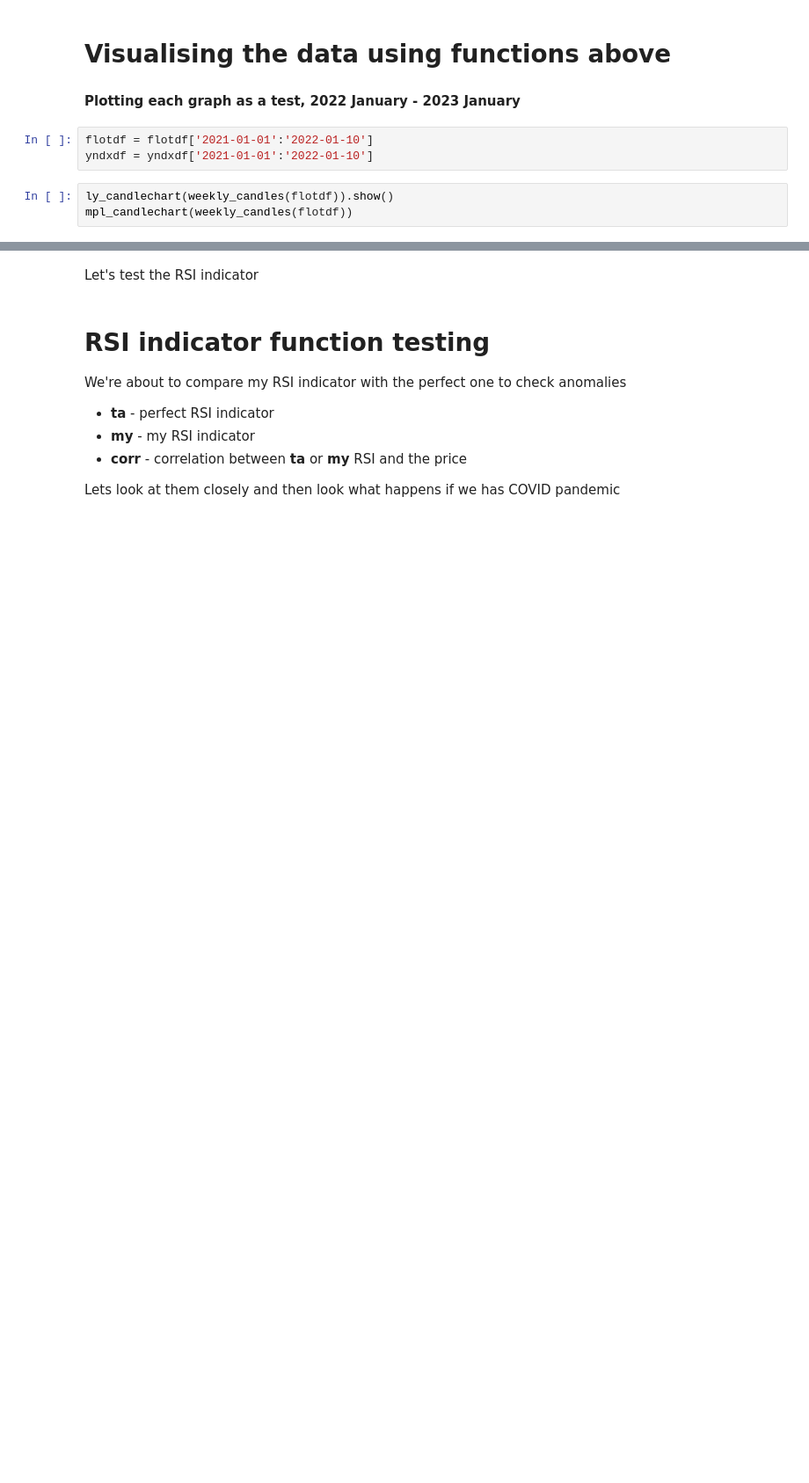
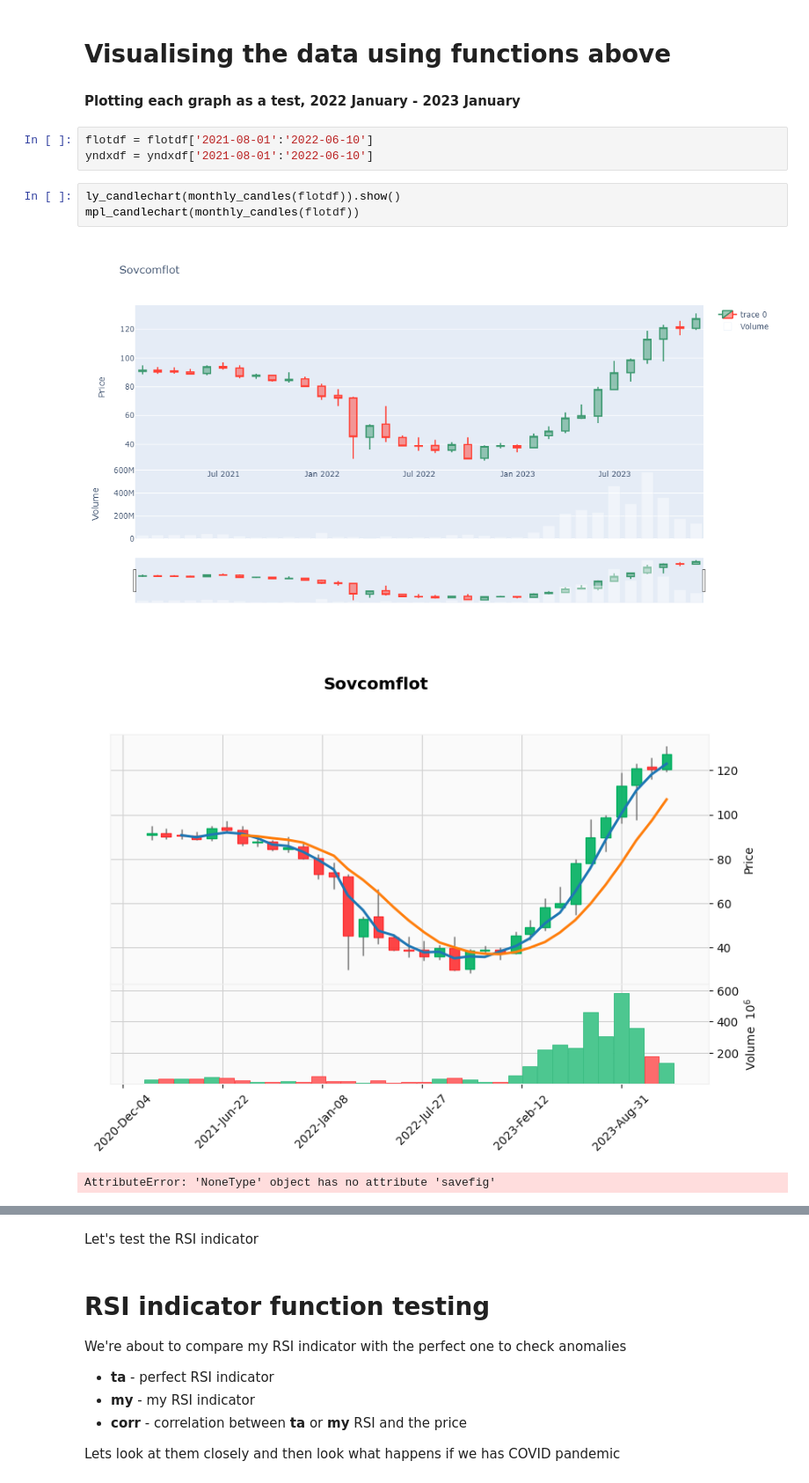
Before and after one commit to wquadb/HSE_python_website, a Jupyter notebook: jupytermain.ipynb, the cells around one changed output, grey strips where cells are left out. Shown at 88% size. Saved outputs shown, nothing was run; the diff lists cells and outputs as text; blank space fills up the shorter version.

```diff
--- a/jupytermain.ipynb
+++ b/jupytermain.ipynb
@@ -688,9 +768,13 @@ yndxdf.to_json('yndx.json')
 # %% [markdown]
 **Plotting each graph as a test, 2022 January - 2023 January**
 # %%
-flotdf = flotdf['2021-01-01':'2022-01-10']
-yndxdf = yndxdf['2021-01-01':'2022-01-10']
+flotdf = flotdf['2021-08-01':'2022-06-10']
+yndxdf = yndxdf['2021-08-01':'2022-06-10']
 # %%
-ly_candlechart(weekly_candles(flotdf)).show()
-mpl_candlechart(weekly_candles(flotdf))
+ly_candlechart(monthly_candles(flotdf)).show()
+mpl_candlechart(monthly_candles(flotdf))
+# %% [output]
+[figure, added]
+[figure, added]
+AttributeError: 'NoneType' object has no attribute 'savefig'
 # %%
```
Also changed, not shown: parts of 16 cells of this notebook, 29 other files.
